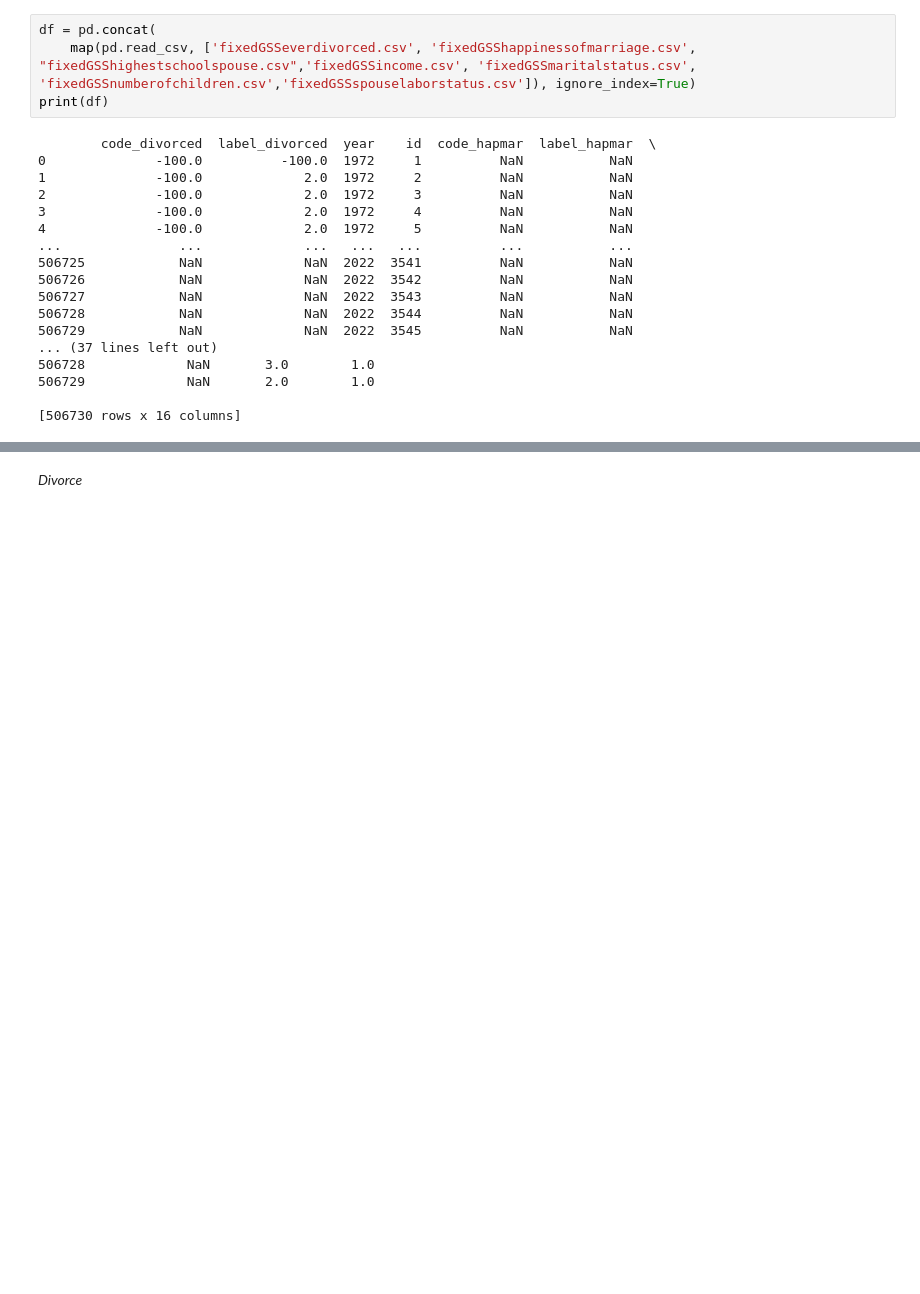
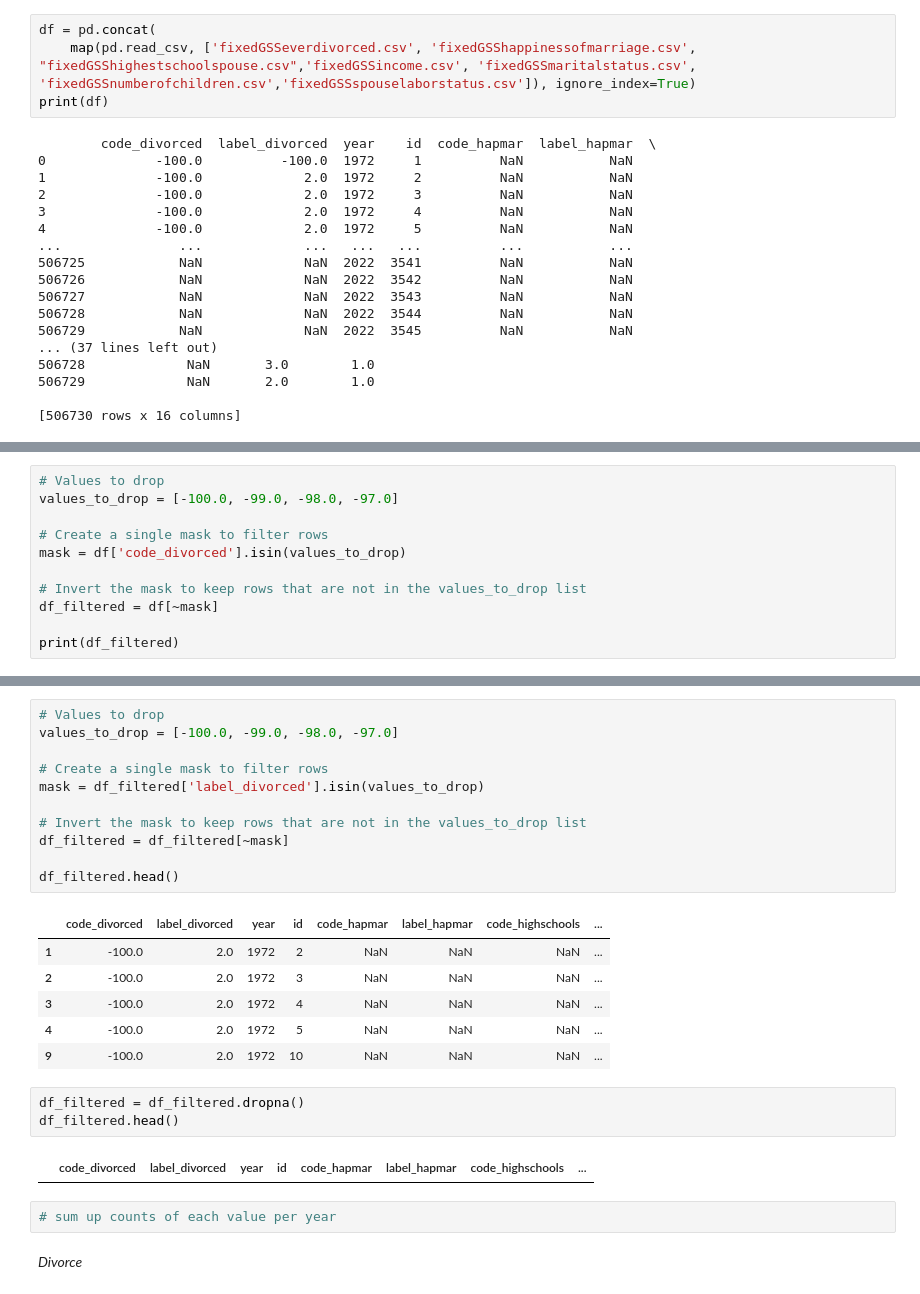
Before and after one commit to ninaysabel/DS4002P2, a Jupyter notebook: data/Project2M1.ipynb, the cells around one changed output, grey strips where cells are left out. Cells and saved outputs as stored; diff of their text form; blank space fills up the shorter version.

```diff
--- a/data/Project2M1.ipynb
+++ b/data/Project2M1.ipynb
@@ -51,0 +51,11 @@ label_sls
+# %%
+# Values to drop
+values_to_drop = [-100.0, -99.0, -98.0, -97.0]
+
+# Create a single mask to filter rows
+mask = df['code_divorced'].isin(values_to_drop)
+
+# Invert the mask to keep rows that are not in the values_to_drop list
+df_filtered = df[~mask]
+
+print(df_filtered)
@@ -52,3 +80,28 @@ label_sls
+# %%
+# Values to drop
+values_to_drop = [-100.0, -99.0, -98.0, -97.0]
+
+# Create a single mask to filter rows
+mask = df_filtered['label_divorced'].isin(values_to_drop)
+
+# Invert the mask to keep rows that are not in the values_to_drop list
+df_filtered = df_filtered[~mask]
+
+df_filtered.head()
+# %% [output]
+|  | code_divorced | label_divorced | year | id | code_hapmar | label_hapmar | code_highschools | ... |
+| 1 | -100.0 | 2.0 | 1972 | 2 | NaN | NaN | NaN | ... |
+| 2 | -100.0 | 2.0 | 1972 | 3 | NaN | NaN | NaN | ... |
+| 3 | -100.0 | 2.0 | 1972 | 4 | NaN | NaN | NaN | ... |
+| 4 | -100.0 | 2.0 | 1972 | 5 | NaN | NaN | NaN | ... |
+| 9 | -100.0 | 2.0 | 1972 | 10 | NaN | NaN | NaN | ... |
+# %%
+df_filtered = df_filtered.dropna()
+df_filtered.head()
+# %% [output]
+|  | code_divorced | label_divorced | year | id | code_hapmar | label_hapmar | code_highschools | ... |
+# %%
+# sum up counts of each value per year
 # %% [markdown]
 *Divorce*
 # %%
```
Also changed, not shown: parts of 7 cells of this notebook.
